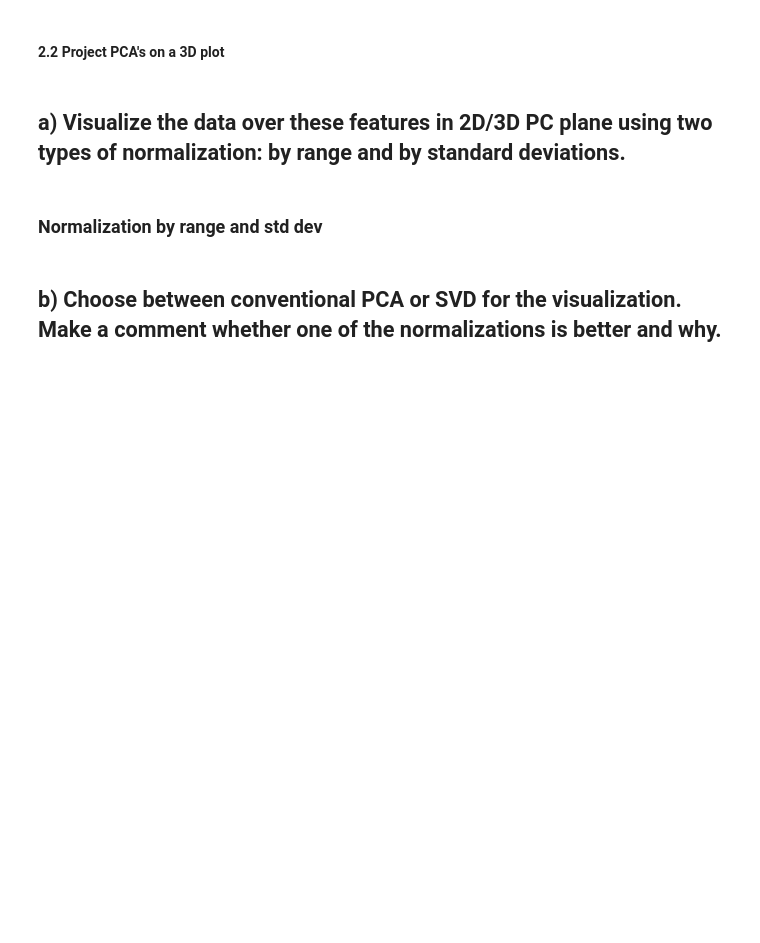
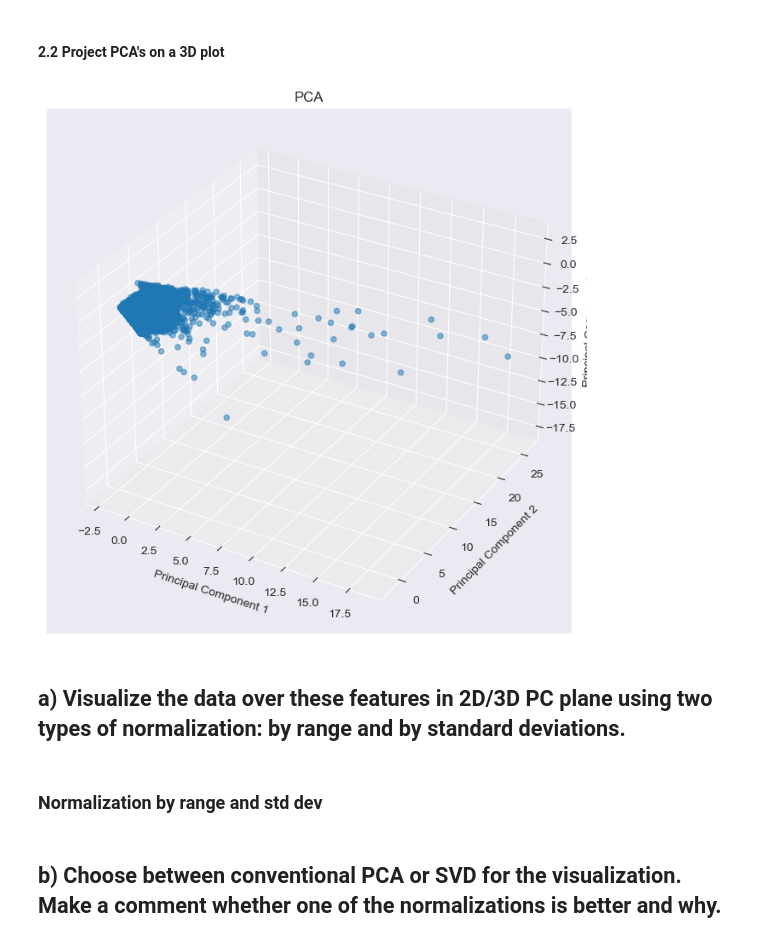
Before and after one commit to JoseDRomano/Credit-Card-Dataset-Clustering, a Jupyter notebook: PCA.ipynb, the cells around one changed output. Saved outputs shown, nothing was run; the diff lists cells and outputs as text; code cells hidden in the pictures; blank space fills up the shorter version.

```diff
--- a/PCA.ipynb
+++ b/PCA.ipynb
@@ -142,5 +142,19 @@ plt.show()
 # %% [markdown]
 #### 2.2 Project PCA's on a 3D plot
+# %%
+#plot the PCA using 3 components
+from mpl_toolkits.mplot3d import Axes3D
+
+fig = plt.figure(figsize=(8,8))
+ax = fig.add_subplot(111, projection='3d')
+ax.scatter(pc[:,0], pc[:,1], pc[:,2], alpha=0.5)
+ax.set_xlabel('Principal Component 1')
+ax.set_ylabel('Principal Component 2')
+ax.set_zlabel('Principal Component 3')
+plt.title('PCA')
+plt.show()
+# %% [output]
+[figure, added]
 # %% [markdown]
 ## a)  Visualize the data over these features in 2D/3D PC plane using two types of normalization: by range and by standard deviations.
 # %% [markdown]
```
Also changed, not shown: parts of 1 cell of this notebook, 3 other files.
